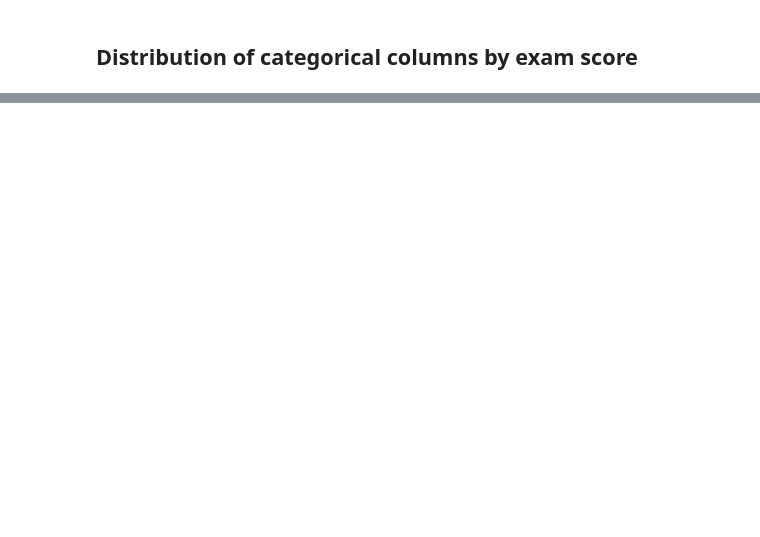
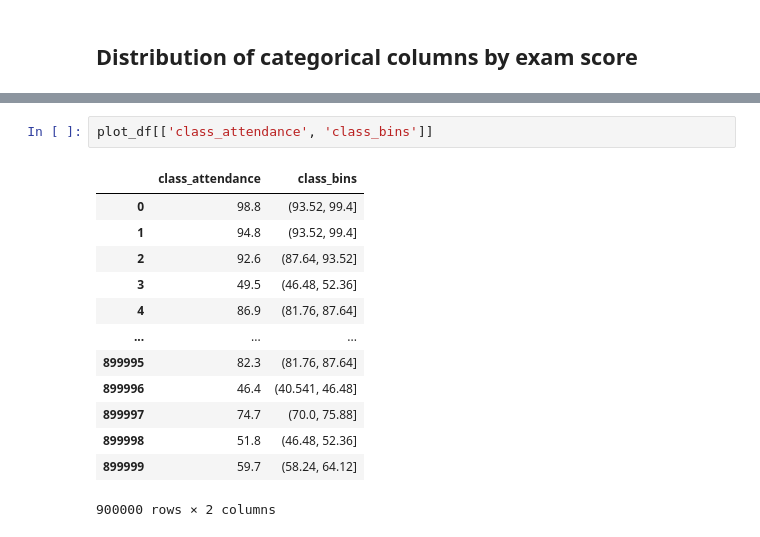
Before and after one commit to gavrilovAlikhan/ML-Practice, a Jupyter notebook: Student Scores/student_scores.ipynb, the cells around one changed output, grey strips where cells are left out. Drawn from its saved outputs; the diff is of its cells as text; blank space fills up the shorter version.

```diff
--- a/Student Scores/student_scores.ipynb
+++ b/Student Scores/student_scores.ipynb
@@ -209,0 +237,16 @@ corr_fig.show()
+# %%
+plot_df[['class_attendance', 'class_bins']]
+# %% [output]
+|  | class_attendance | class_bins |
+| 0 | 98.8 | (93.52, 99.4] |
+| 1 | 94.8 | (93.52, 99.4] |
+| 2 | 92.6 | (87.64, 93.52] |
+| 3 | 49.5 | (46.48, 52.36] |
+| 4 | 86.9 | (81.76, 87.64] |
+| ... | ... | ... |
+| 899995 | 82.3 | (81.76, 87.64] |
+| 899996 | 46.4 | (40.541, 46.48] |
+| 899997 | 74.7 | (70.0, 75.88] |
+| 899998 | 51.8 | (46.48, 52.36] |
+| 899999 | 59.7 | (58.24, 64.12] |
+900000 rows × 2 columns
```
Also changed, not shown: parts of 6 cells of this notebook.
